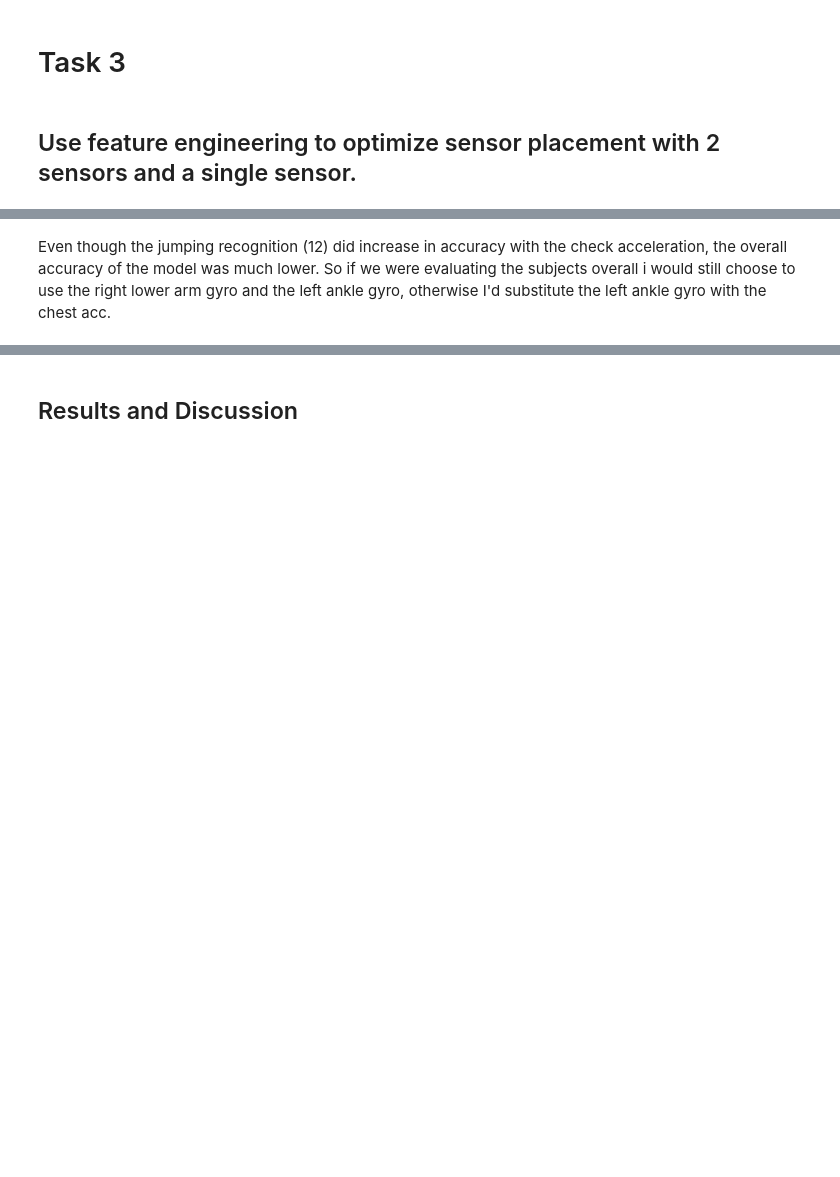
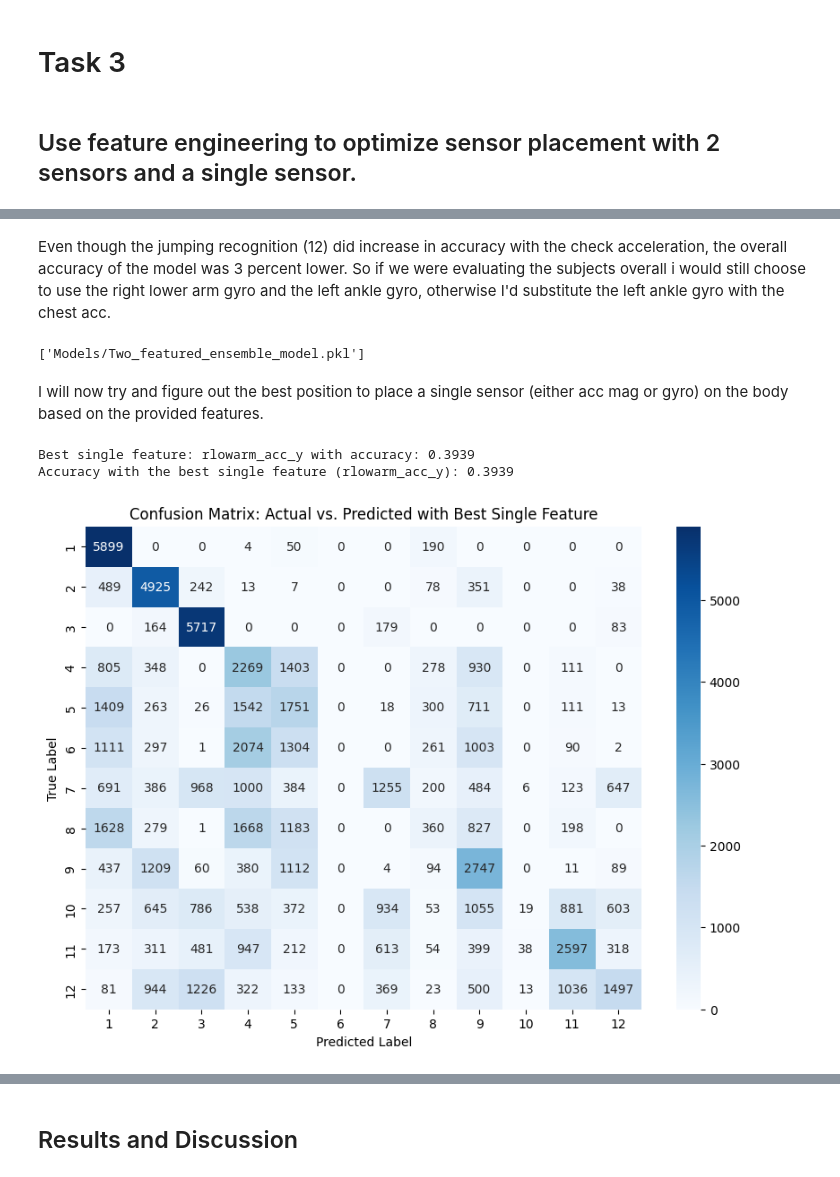
Before and after one commit to lore95/HumanActivityRecognition, a Jupyter notebook: Submission/lorenzo_lucchini_assingment1.ipynb, the cells around one changed output, grey strips where cells are left out. Drawn from its saved outputs; the diff is of its cells as text; code cells hidden in the pictures; blank space fills up the shorter version.

```diff
--- a/Submission/lorenzo_lucchini_assingment1.ipynb
+++ b/Submission/lorenzo_lucchini_assingment1.ipynb
@@ -982,2 +995,69 @@ Model 2 Accuracy (lank_gyr & chest_acc): 0.8277
 # %% [markdown]
-Even though the jumping recognition (12) did increase in accuracy with the check acceleration, the overall accuracy of the model was much lower. So if we were evaluating the subjects overall i would still choose to use the right lower arm gyro and the left ankle gyro, otherwise I'd substitute the left ankle gyro with the chest acc.
+Even though the jumping recognition (12) did increase in accuracy with the check acceleration, the overall accuracy of the model was 3 percent lower. So if we were evaluating the subjects overall i would still choose to use the right lower arm gyro and the left ankle gyro, otherwise I'd substitute the left ankle gyro with the chest acc.
+# %%
+joblib.dump(Two_featured_ensemble_model, "Models/Two_featured_ensemble_model.pkl")
+#joblib.dump(minimal_ensemble_model_1, "Models/minimal_ensemble_model_1.pkl")
+# %% [output]
+['Models/Two_featured_ensemble_model.pkl']
+# %% [markdown]
+I will now try and figure out the best position to place a single sensor (either acc mag or gyro) on the body based on the provided features.
+# %%
+# Function to find the best single feature based on accuracy
+def find_best_single_feature(importance_df, X_train, X_test, y_train, y_test, model):
+    features = importance_df["Feature"].tolist()
+
+    best_feature = None
+    best_accuracy = 0
+
+    # Evaluate each feature individually
+    for feature in features:
+        X_train_selected = X_train[[feature]]
+        X_test_selected = X_test[[feature]]
+
+        model.fit(X_train_selected, y_train)
+        y_pred = model.predict(X_test_selected)
+
+        accuracy = accuracy_score(y_test, y_pred)
+        if accuracy > best_accuracy:
+            best_accuracy = accuracy
+            best_feature = feature
+
+    print(f"Best single feature: {best_feature} with accuracy: {best_accuracy:.4f}")
+    return best_feature
+
+# Find the best single feature
+best_1_feature = find_best_single_feature(importance_df, X_train, X_test, y_train, y_test, minimal_ensemble_model)
+
+# Train the model using only the best feature
+X_1_train_selected = X_train[[best_1_feature]]
+X_1_test_selected = X_test[[best_1_feature]]
+
+# Create Voting Classifier with both models
+single_feature_ensemble_model = VotingClassifier(
+    estimators=[('random_forest', ensable_rf_model), ('xgboost', ensable_xgb_model)],
+    voting='soft'  # Use soft voting (probabilities) for better accuracy
+)
+
+single_feature_ensemble_model.fit(X_1_train_selected, y_train)
+
+# Predict on test data
+y_single_feature_pred_test = single_feature_ensemble_model.predict(X_1_test_selected)
+
+# Evaluate final model performance
+single_feature_test_accuracy = accuracy_score(y_test, y_single_feature_pred_test)
+print(f"Accuracy with the best single feature ({best_1_feature}): {single_feature_test_accuracy:.4f}")
+
+# Confusion Matrix
+cm = confusion_matrix(y_test, y_single_feature_pred_test)
+
+# Plot confusion matrix as a heatmap
+plt.figure(figsize=(10, 7))
+sns.heatmap(cm, annot=True, fmt='d', cmap='Blues', xticklabels=range(1, 13), yticklabels=range(1, 13))
+plt.xlabel("Predicted Label")
+plt.ylabel("True Label")
+plt.title("Confusion Matrix: Actual vs. Predicted with Best Single Feature")
+plt.show()
+# %% [output]
+Best single feature: rlowarm_acc_y with accuracy: 0.3939
+Accuracy with the best single feature (rlowarm_acc_y): 0.3939
+[figure, added]
```
Also changed, not shown: parts of 46 cells of this notebook, 2 other files.
